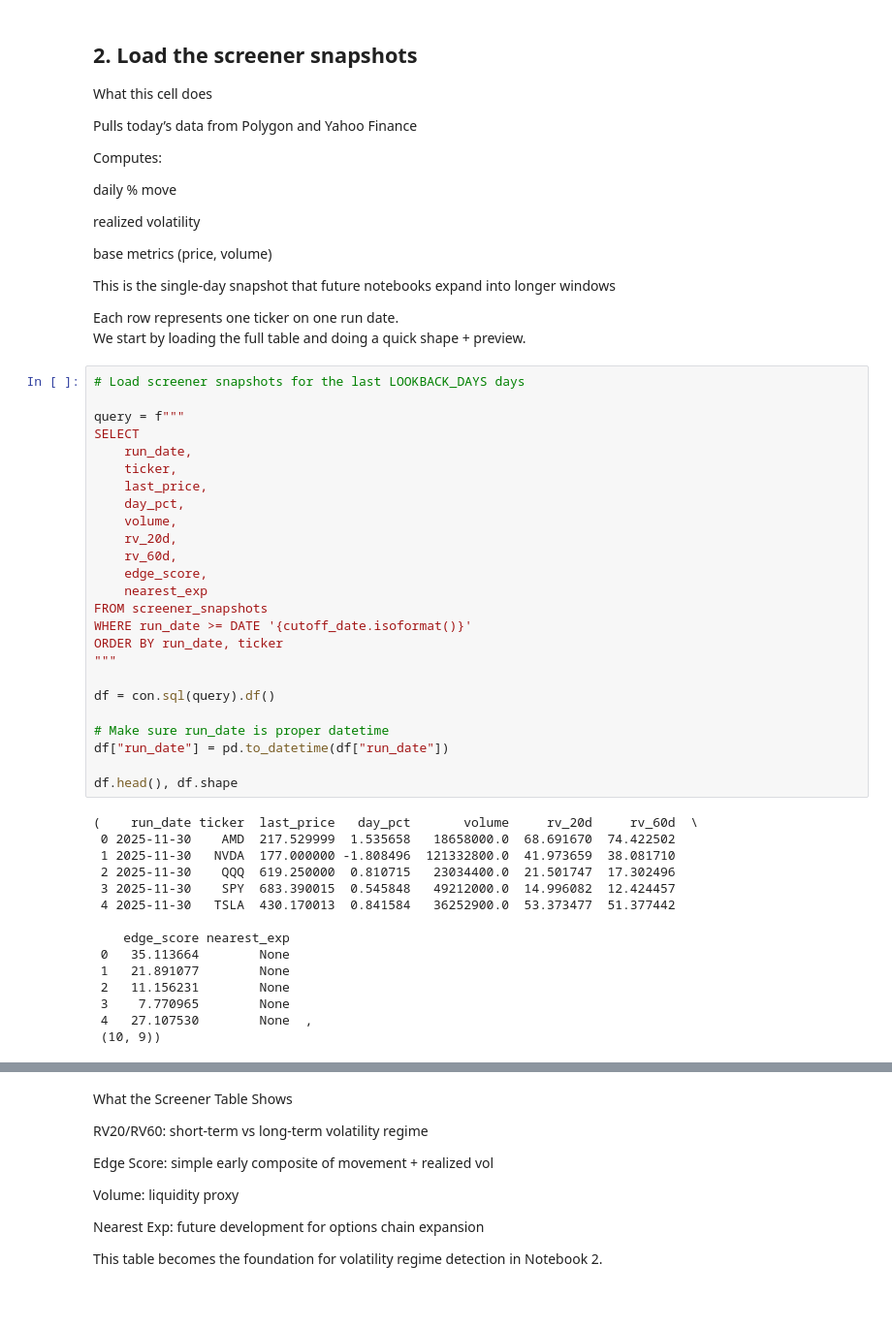
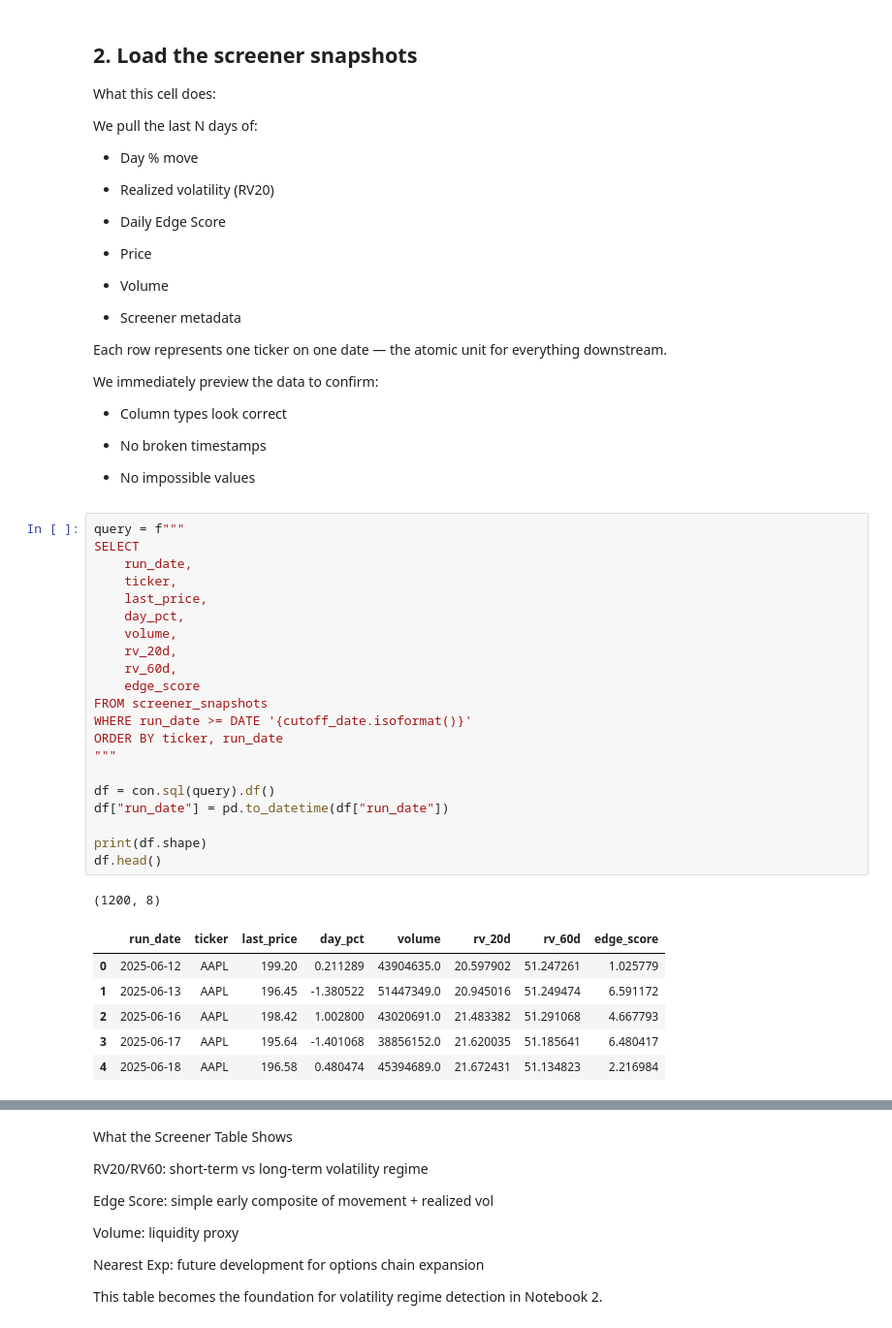
Before and after one commit to btheard3/volatility-alpha-engine, a Jupyter notebook: notebooks/01_eda_volatility_alpha.ipynb, the cells around one changed output, grey strips where cells are left out. Shown at 97% size. Drawn from its saved outputs; the diff is of its cells as text; blank space fills up the shorter version.

```diff
--- a/notebooks/01_eda_volatility_alpha.ipynb
+++ b/notebooks/01_eda_volatility_alpha.ipynb
@@ -92,62 +102,60 @@ con.sql("SHOW TABLES;").df()
 # %% [markdown]
 ## 2. Load the screener snapshots
 
-What this cell does
+What this cell does:
 
-Pulls today’s data from Polygon and Yahoo Finance
+We pull the last N days of:
 
-Computes:
+- Day % move
 
-daily % move
+- Realized volatility (RV20)
 
-realized volatility
+- Daily Edge Score
 
-base metrics (price, volume)
+- Price
 
-This is the single-day snapshot that future notebooks expand into longer windows
+- Volume
 
-Each row represents one ticker on one run date.
-We start by loading the full table and doing a quick shape + preview.
+- Screener metadata
+
+Each row represents one ticker on one date — the atomic unit for everything downstream.
+
+We immediately preview the data to confirm:
+
+- Column types look correct
+
+- No broken timestamps
+
+- No impossible values
 # %%
-# Load screener snapshots for the last LOOKBACK_DAYS days
-
 query = f"""
 SELECT
     run_date,
     ticker,
     last_price,
     day_pct,
     volume,
     rv_20d,
     rv_60d,
-    edge_score,
-    nearest_exp
+    edge_score
 FROM screener_snapshots
 WHERE run_date >= DATE '{cutoff_date.isoformat()}'
-ORDER BY run_date, ticker
+ORDER BY ticker, run_date
 """
 
 df = con.sql(query).df()
-
-# Make sure run_date is proper datetime
 df["run_date"] = pd.to_datetime(df["run_date"])
 
-df.head(), df.shape
+print(df.shape)
+df.head()
 # %% [output]
-(    run_date ticker  last_price   day_pct       volume     rv_20d     rv_60d  \
- 0 2025-11-30    AMD  217.529999  1.535658   18658000.0  68.691670  74.422502
- 1 2025-11-30   NVDA  177.000000 -1.808496  121332800.0  41.973659  38.081710
- 2 2025-11-30    QQQ  619.250000  0.810715   23034400.0  21.501747  17.302496
- 3 2025-11-30    SPY  683.390015  0.545848   49212000.0  14.996082  12.424457
- 4 2025-11-30   TSLA  430.170013  0.841584   36252900.0  53.373477  51.377442
-
-    edge_score nearest_exp
- 0   35.113664        None
- 1   21.891077        None
- 2   11.156231        None
- 3    7.770965        None
- 4   27.107530        None  ,
- (10, 9))
+(1200, 8)
+|  | run_date | ticker | last_price | day_pct | volume | rv_20d | rv_60d | edge_score |
+| 0 | 2025-06-12 | AAPL | 199.20 | 0.211289 | 43904635.0 | 20.597902 | 51.247261 | 1.025779 |
+| 1 | 2025-06-13 | AAPL | 196.45 | -1.380522 | 51447349.0 | 20.945016 | 51.249474 | 6.591172 |
+| 2 | 2025-06-16 | AAPL | 198.42 | 1.002800 | 43020691.0 | 21.483382 | 51.291068 | 4.667793 |
+| 3 | 2025-06-17 | AAPL | 195.64 | -1.401068 | 38856152.0 | 21.620035 | 51.185641 | 6.480417 |
+| 4 | 2025-06-18 | AAPL | 196.58 | 0.480474 | 45394689.0 | 21.672431 | 51.134823 | 2.216984 |
 # %% [markdown]
 ## 3. Basic sanity checks
 
```
Also changed, not shown: parts of 23 cells of this notebook, 6 other files.
